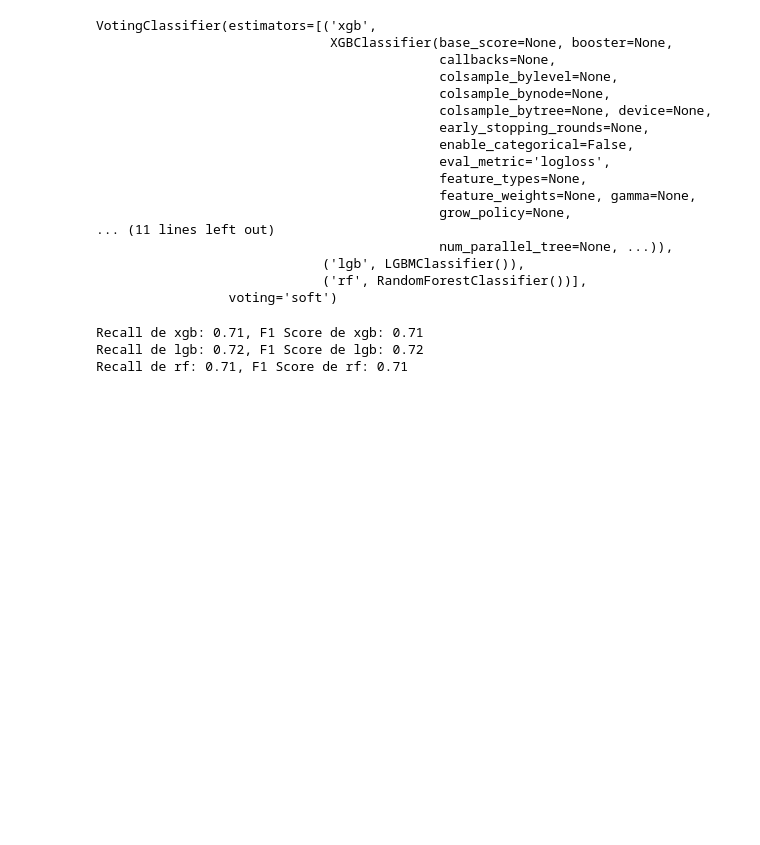
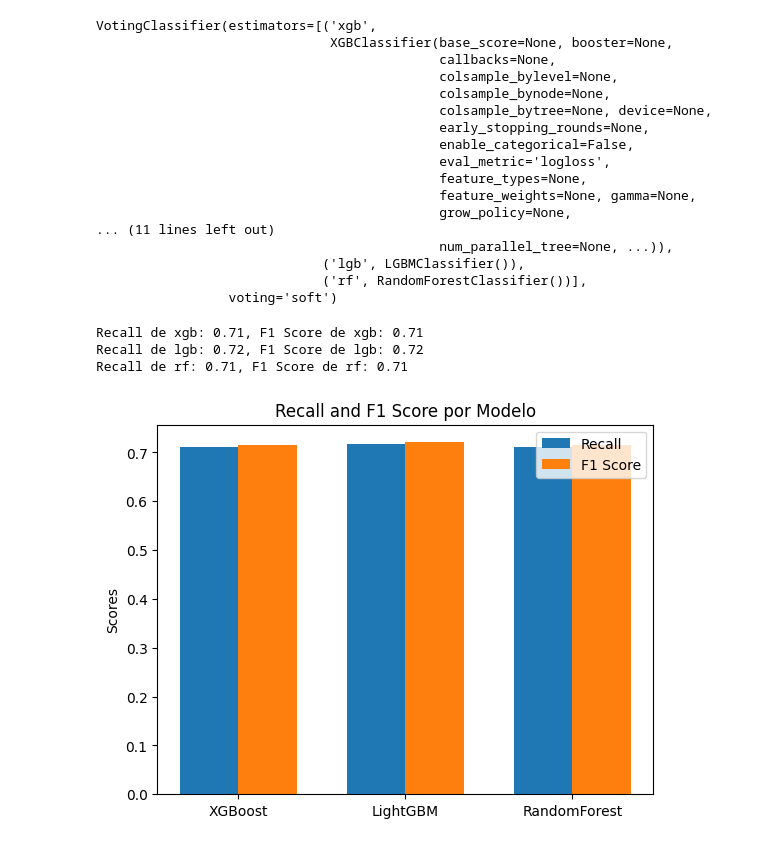
Before and after one commit to JozueDev/PROYECTO-FINAL, a Jupyter notebook: explore.ipynb, the cells around one changed output. Cells and saved outputs as stored; diff of their text form; code cells hidden in the pictures; blank space fills up the shorter version.

```diff
--- a/explore.ipynb
+++ b/explore.ipynb
@@ -712,6 +712,10 @@ VotingClassifier(estimators=[('xgb',
                  voting='soft')
 # %%
 from sklearn.metrics import f1_score, recall_score
+
+models = ['XGBoost', 'LightGBM', 'RandomForest']
+recalls = []
+f1_scores = []
 
 y_preds = {}
 for name, model in voting_model.named_estimators_.items():
@@ -728,9 +732,30 @@ for name, model in voting_model.named_estimators_.items():
     recall = recall_score(y_test, y_pred, average='macro')
     f1 = f1_score(y_test, y_pred, average='macro')
 
+    recalls.append(recall)
+    f1_scores.append(f1)
+
     #print(f'Predicciones de {name}: {y_pred}')
     print(f'Recall de {name}: {recall:.2f}, F1 Score de {name}: {f1:.2f}')
 # %% [output]
 Recall de xgb: 0.71, F1 Score de xgb: 0.71
 Recall de lgb: 0.72, F1 Score de lgb: 0.72
 Recall de rf: 0.71, F1 Score de rf: 0.71
+# %%
+import numpy as np
+
+x = np.arange(len(models))  # la ubicación de las etiquetas
+width = 0.35  # el ancho de las barras
+fig, ax = plt.subplots()
+bars1 = ax.bar(x - width/2, recalls, width, label='Recall')
+bars2 = ax.bar(x + width/2, f1_scores, width, label='F1 Score')
+# Añadir etiquetas y título
+ax.set_ylabel('Scores')
+ax.set_title('Recall and F1 Score por Modelo')
+ax.set_xticks(x)
+ax.set_xticklabels(models)
+ax.legend()
+# Mostrar la gráfica
+plt.show()
+# %% [output]
+[figure, added]
```
Also changed, not shown: parts of 6 cells of this notebook.
